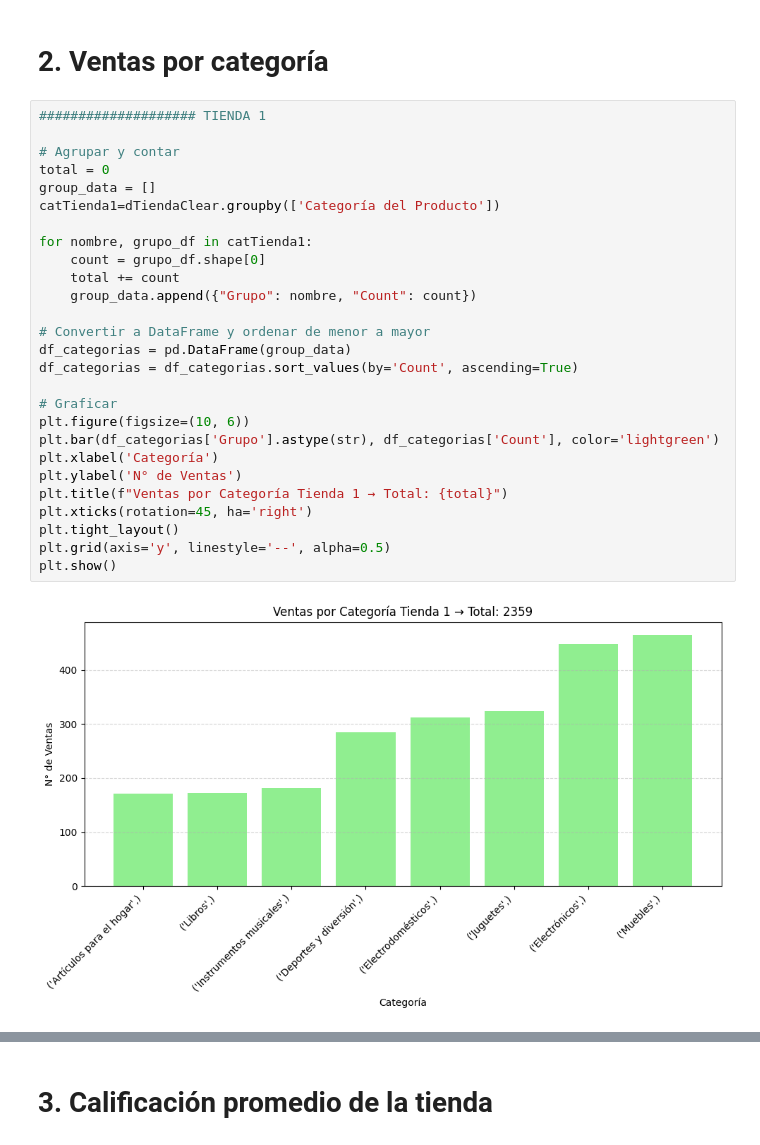
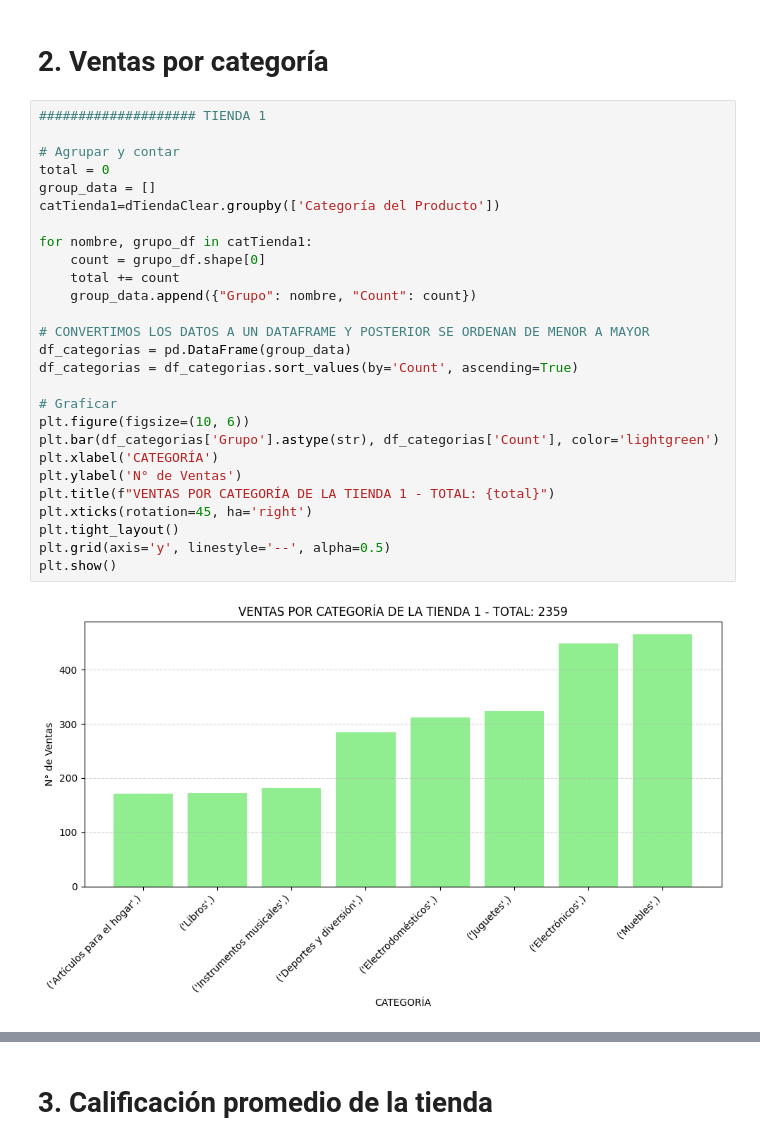
Before and after one commit to Fillomon/CienciaDatos, a Jupyter notebook: AluraStoreLatam.ipynb, the cells around one changed output, grey strips where cells are left out. Saved outputs shown, nothing was run; the diff lists cells and outputs as text.

```diff
--- a/AluraStoreLatam.ipynb
+++ b/AluraStoreLatam.ipynb
@@ -114,30 +115,30 @@ plt.show()
 # %%
 #################### TIENDA 1
 
 # Agrupar y contar
 total = 0
 group_data = []
 catTienda1=dTiendaClear.groupby(['Categoría del Producto'])
 
 for nombre, grupo_df in catTienda1:
     count = grupo_df.shape[0]
     total += count
     group_data.append({"Grupo": nombre, "Count": count})
 
-# Convertir a DataFrame y ordenar de menor a mayor
+# CONVERTIMOS LOS DATOS A UN DATAFRAME Y POSTERIOR SE ORDENAN DE MENOR A MAYOR
 df_categorias = pd.DataFrame(group_data)
 df_categorias = df_categorias.sort_values(by='Count', ascending=True)
 
 # Graficar
 plt.figure(figsize=(10, 6))
 plt.bar(df_categorias['Grupo'].astype(str), df_categorias['Count'], color='lightgreen')
-plt.xlabel('Categoría')
+plt.xlabel('CATEGORÍA')
 plt.ylabel('N° de Ventas')
-plt.title(f"Ventas por Categoría Tienda 1 → Total: {total}")
+plt.title(f"VENTAS POR CATEGORÍA DE LA TIENDA 1 - TOTAL: {total}")
 plt.xticks(rotation=45, ha='right')
 plt.tight_layout()
 plt.grid(axis='y', linestyle='--', alpha=0.5)
 plt.show()
 # %% [output]
-[figure, old version]
+[figure, new version]
 # %%
```
Also changed, not shown: parts of 18 cells of this notebook.
